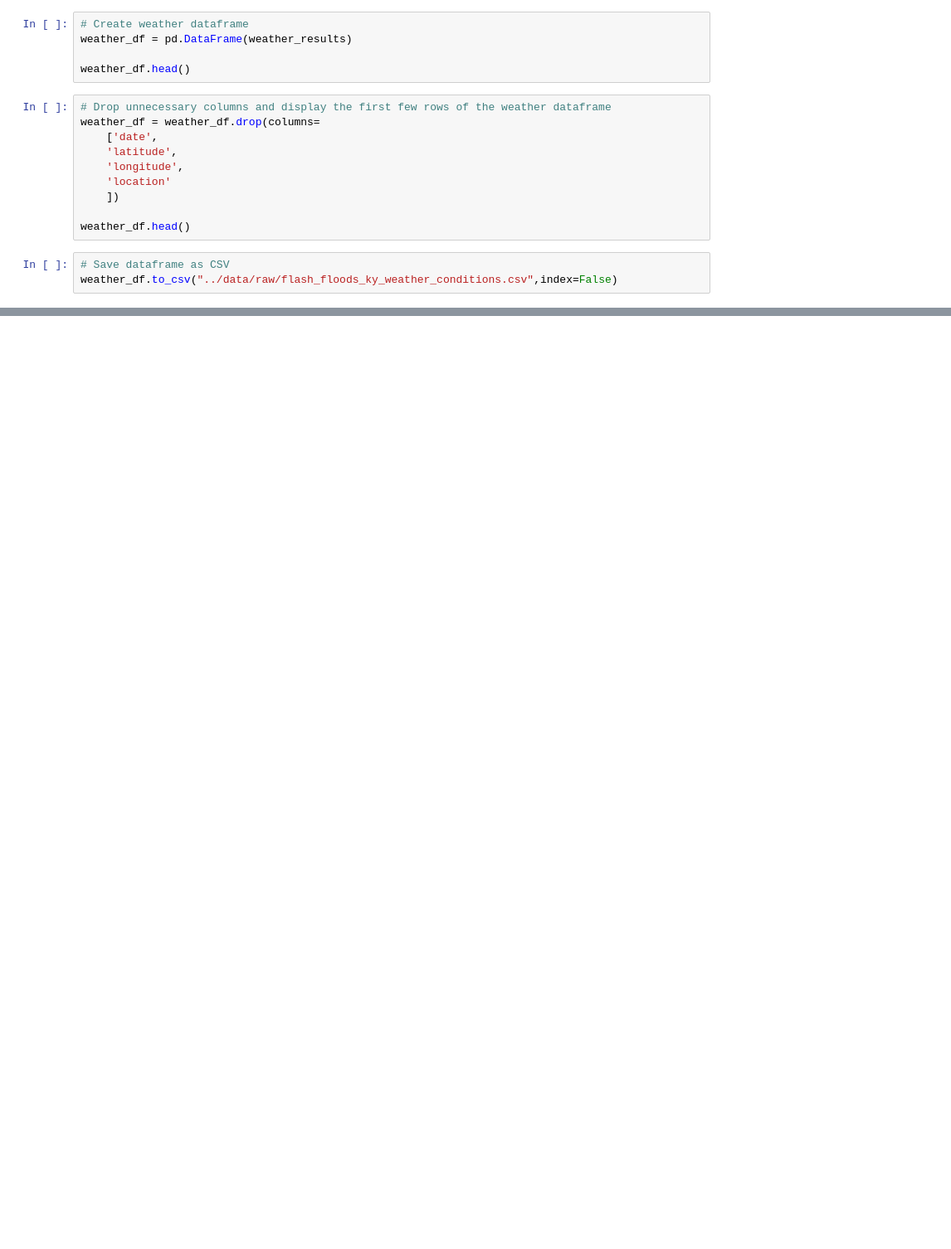
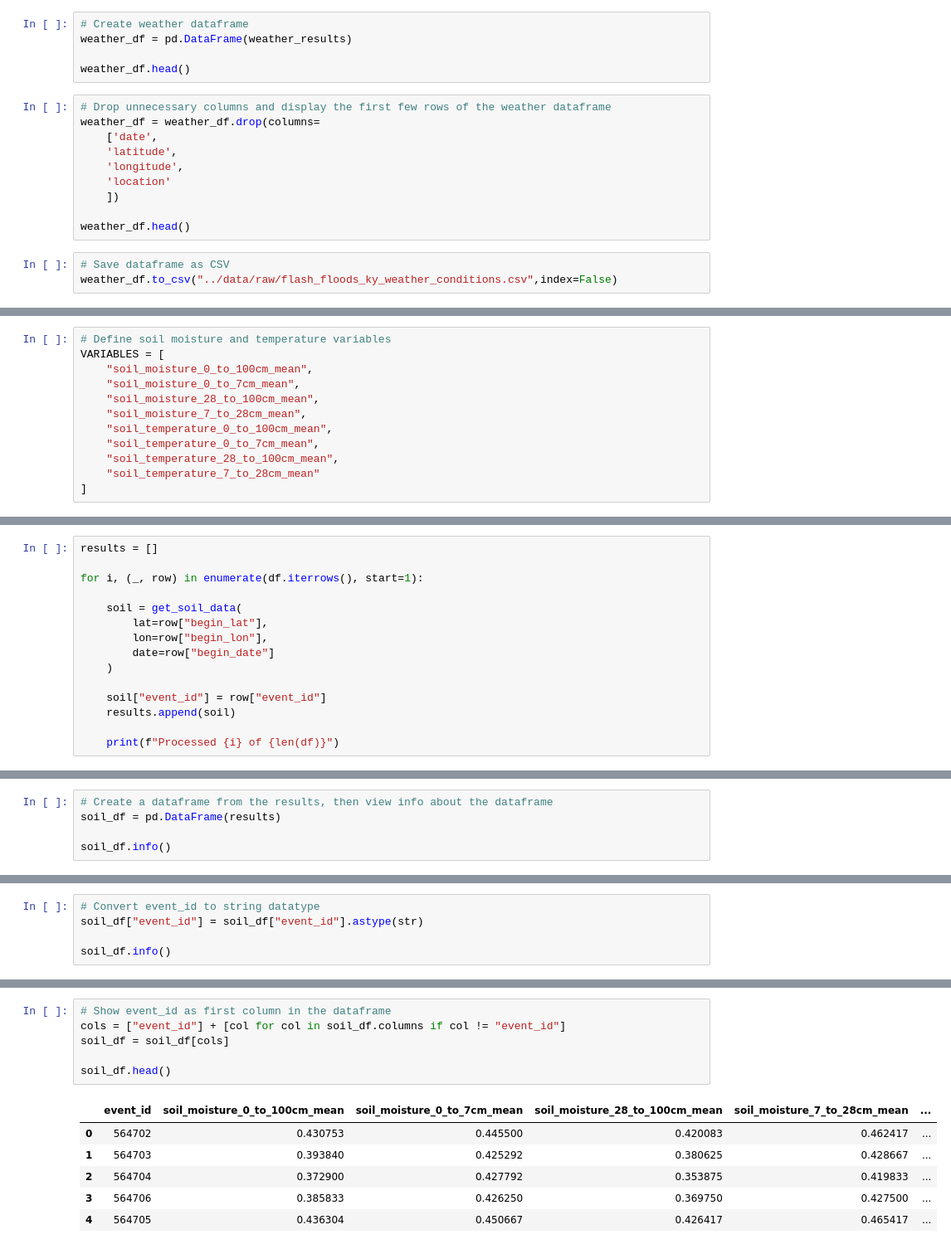
Before and after one commit to ashleyadehart/flash_floods_ky_2015_2025, a Jupyter notebook: notebooks/flash_floods_ky_scripts.ipynb, the cells around one changed output, grey strips where cells are left out. Shown at 83% size. Cells and saved outputs as stored; diff of their text form; blank space fills up the shorter version.

Commit message:
Obtained soil moisture and temperature data and saved it to CSV file

```diff
--- a/notebooks/flash_floods_ky_scripts.ipynb
+++ b/notebooks/flash_floods_ky_scripts.ipynb
@@ -801,0 +824,12 @@ weather_df.to_csv("../data/raw/flash_floods_ky_weather_conditions.csv",index=Fal
+# %%
+# Define soil moisture and temperature variables
+VARIABLES = [
+    "soil_moisture_0_to_100cm_mean",
+    "soil_moisture_0_to_7cm_mean",
+    "soil_moisture_28_to_100cm_mean",
+    "soil_moisture_7_to_28cm_mean",
+    "soil_temperature_0_to_100cm_mean",
+    "soil_temperature_0_to_7cm_mean",
+    "soil_temperature_28_to_100cm_mean",
+    "soil_temperature_7_to_28cm_mean"
+]
@@ -801,0 +865,15 @@ weather_df.to_csv("../data/raw/flash_floods_ky_weather_conditions.csv",index=Fal
+# %%
+results = []
+
+for i, (_, row) in enumerate(df.iterrows(), start=1):
+
+    soil = get_soil_data(
+        lat=row["begin_lat"],
+        lon=row["begin_lon"],
+        date=row["begin_date"]
+    )
+
+    soil["event_id"] = row["event_id"]
+    results.append(soil)
+
+    print(f"Processed {i} of {len(df)}")
@@ -801,0 +898,5 @@ weather_df.to_csv("../data/raw/flash_floods_ky_weather_conditions.csv",index=Fal
+# %%
+# Create a dataframe from the results, then view info about the dataframe
+soil_df = pd.DataFrame(results)
+
+soil_df.info()
@@ -801,0 +920,5 @@ weather_df.to_csv("../data/raw/flash_floods_ky_weather_conditions.csv",index=Fal
+# %%
+# Convert event_id to string datatype
+soil_df["event_id"] = soil_df["event_id"].astype(str)
+
+soil_df.info()
@@ -801,0 +942,13 @@ weather_df.to_csv("../data/raw/flash_floods_ky_weather_conditions.csv",index=Fal
+# %%
+# Show event_id as first column in the dataframe
+cols = ["event_id"] + [col for col in soil_df.columns if col != "event_id"]
+soil_df = soil_df[cols]
+
+soil_df.head()
+# %% [output]
+|  | event_id | soil_moisture_0_to_100cm_mean | soil_moisture_0_to_7cm_mean | soil_moisture_28_to_100cm_mean | soil_moisture_7_to_28cm_mean | ... |
+| 0 | 564702 | 0.430753 | 0.445500 | 0.420083 | 0.462417 | ... |
+| 1 | 564703 | 0.393840 | 0.425292 | 0.380625 | 0.428667 | ... |
+| 2 | 564704 | 0.372900 | 0.427792 | 0.353875 | 0.419833 | ... |
+| 3 | 564706 | 0.385833 | 0.426250 | 0.369750 | 0.427500 | ... |
+| 4 | 564705 | 0.436304 | 0.450667 | 0.426417 | 0.465417 | ... |
```
Also changed, not shown: parts of 11 cells of this notebook, 2 other files.
